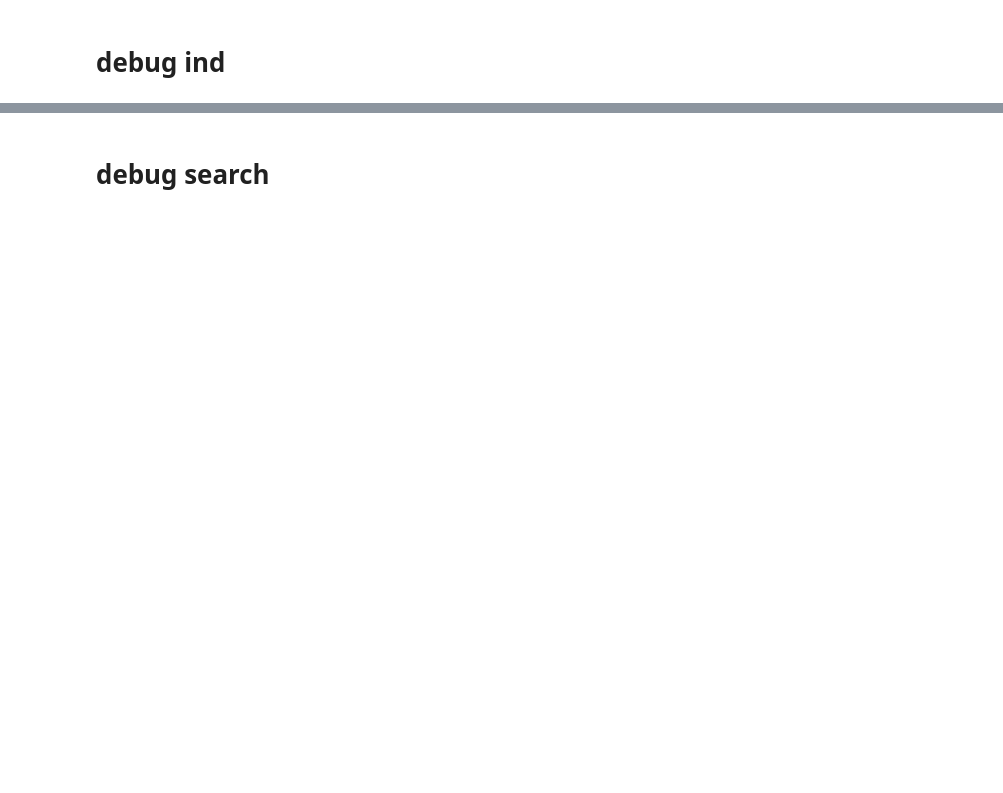
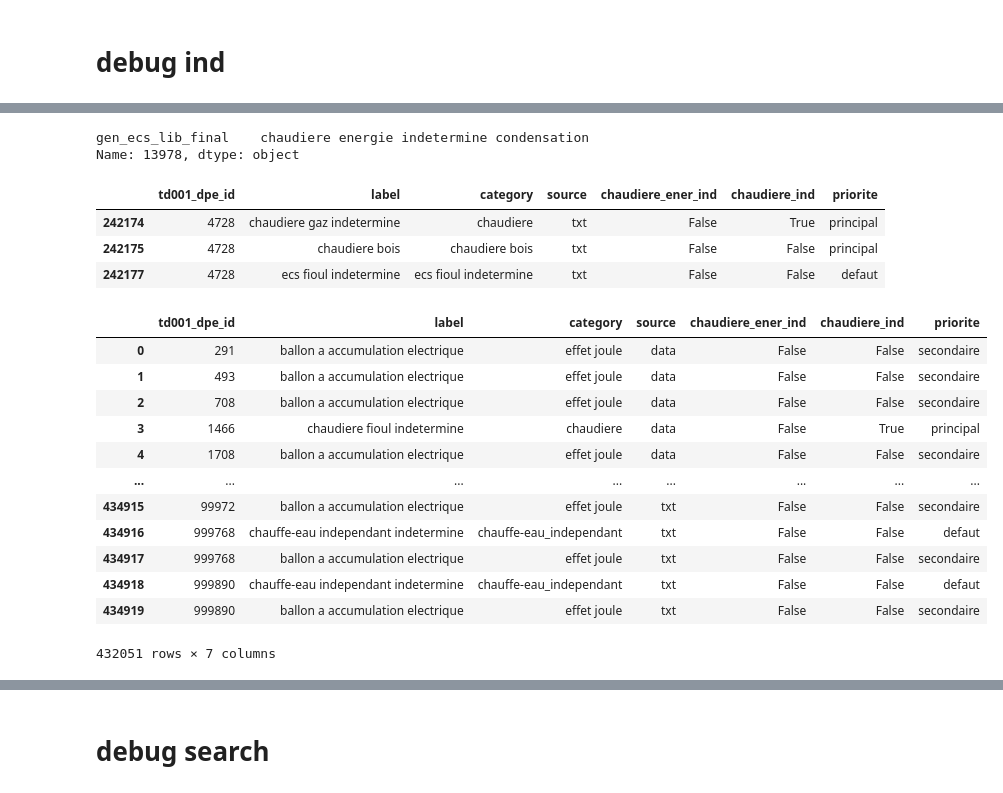
Before and after one commit to etalab/de-dpe-processing, a Jupyter notebook: data_processing_cstb/traitement_donnees_metier/dev pre 1948 elasticsearch.ipynb, the cells around one changed output, grey strips where cells are left out. Saved outputs shown, nothing was run; the diff lists cells and outputs as text; code cells hidden in the pictures; blank space fills up the shorter version.

```diff
--- a/data_processing_cstb/traitement_donnees_metier/dev pre 1948 elasticsearch.ipynb
+++ b/data_processing_cstb/traitement_donnees_metier/dev pre 1948 elasticsearch.ipynb
@@ -1798 +1984,29 @@ gen_ch_lib.loc[gen_ch_lib.td001_dpe_id.isin(dpe_list)]
+# %%
+gen_ecs_lib_princ.loc['13978']
+# %% [output]
+gen_ecs_lib_final    chaudiere energie indetermine condensation
+Name: 13978, dtype: object
+# %%
+gen_ecs_lib.loc[gen_ecs_lib.td001_dpe_id=='4728']
+# %% [output]
+|  | td001_dpe_id | label | category | source | chaudiere_ener_ind | chaudiere_ind | priorite |
+| 242174 | 4728 | chaudiere gaz indetermine | chaudiere | txt | False | True | principal |
+| 242175 | 4728 | chaudiere bois | chaudiere bois | txt | False | False | principal |
+| 242177 | 4728 | ecs fioul indetermine | ecs fioul indetermine | txt | False | False | defaut |
+# %%
+gen_ecs_lib
+# %% [output]
+|  | td001_dpe_id | label | category | source | chaudiere_ener_ind | chaudiere_ind | priorite |
+| 0 | 291 | ballon a accumulation electrique | effet joule | data | False | False | secondaire |
+| 1 | 493 | ballon a accumulation electrique | effet joule | data | False | False | secondaire |
+| 2 | 708 | ballon a accumulation electrique | effet joule | data | False | False | secondaire |
+| 3 | 1466 | chaudiere fioul indetermine | chaudiere | data | False | True | principal |
+| 4 | 1708 | ballon a accumulation electrique | effet joule | data | False | False | secondaire |
+| ... | ... | ... | ... | ... | ... | ... | ... |
+| 434915 | 99972 | ballon a accumulation electrique | effet joule | txt | False | False | secondaire |
+| 434916 | 999768 | chauffe-eau independant indetermine | chauffe-eau_independant | txt | False | False | defaut |
+| 434917 | 999768 | ballon a accumulation electrique | effet joule | txt | False | False | secondaire |
+| 434918 | 999890 | chauffe-eau independant indetermine | chauffe-eau_independant | txt | False | False | defaut |
+| 434919 | 999890 | ballon a accumulation electrique | effet joule | txt | False | False | secondaire |
+432051 rows × 7 columns
 # %%
```
Also changed, not shown: parts of 112 cells of this notebook, 4 other files.
